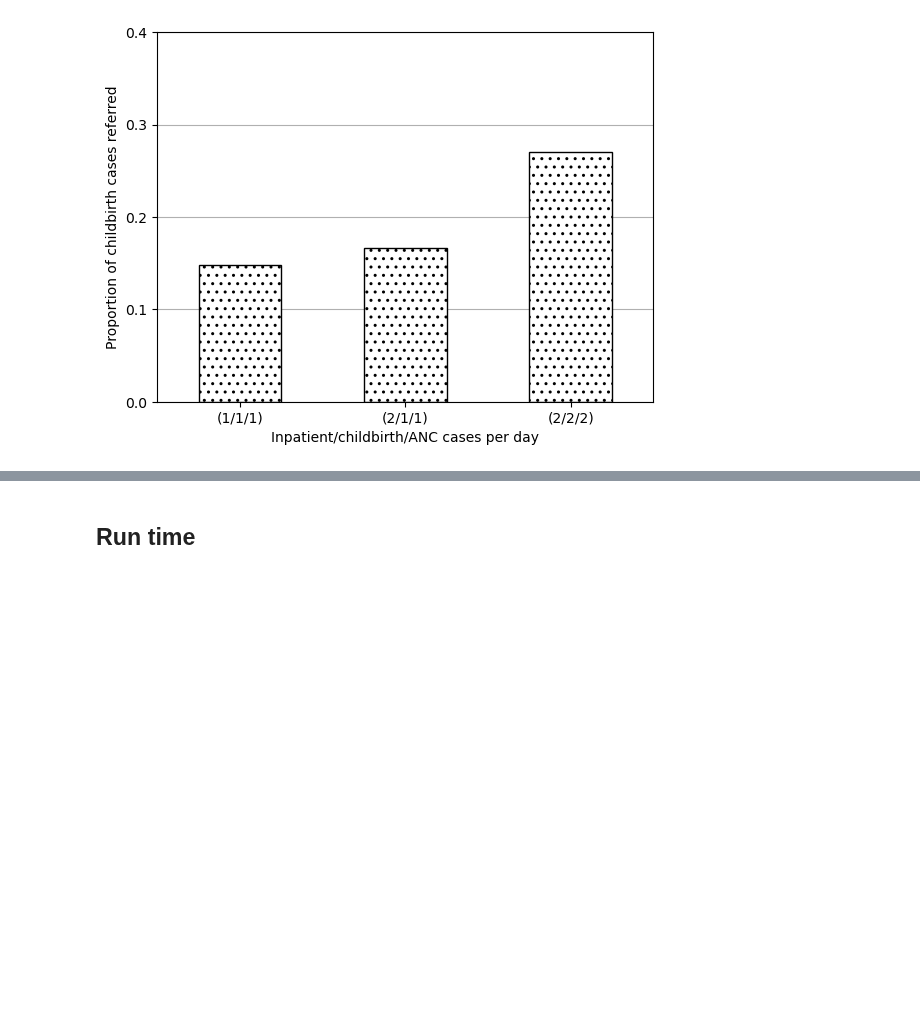
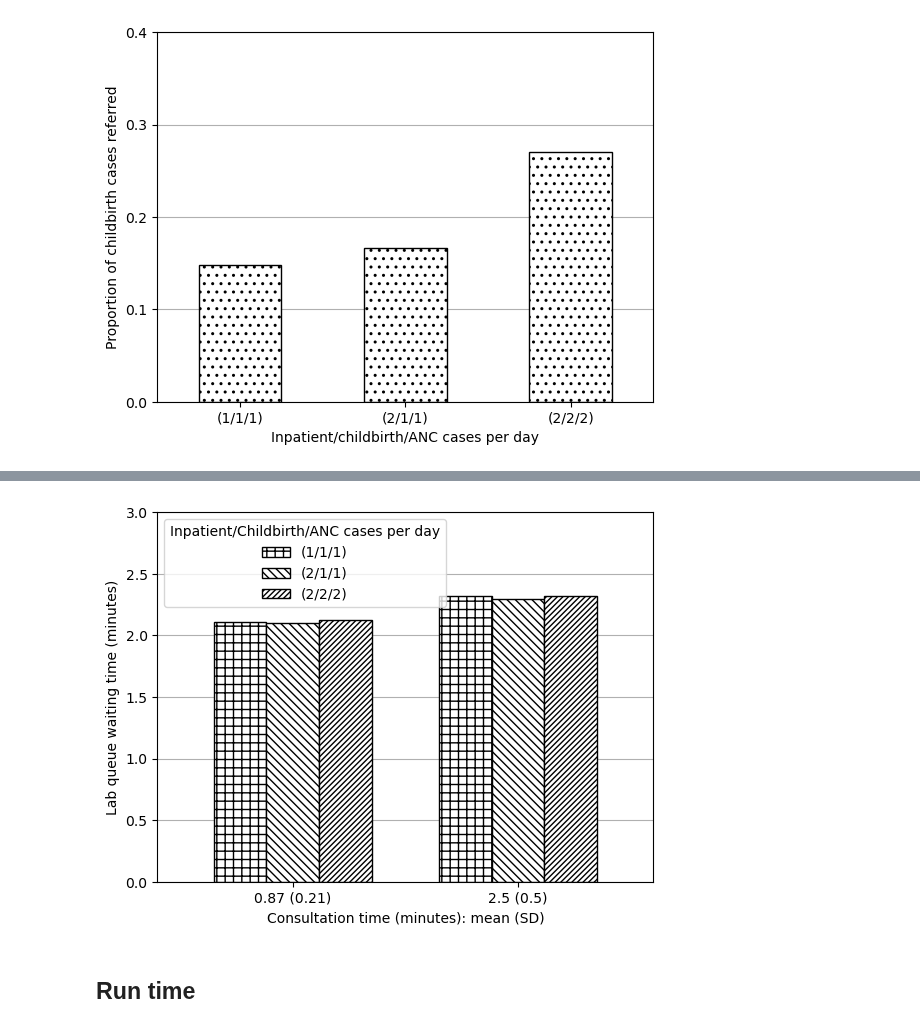
Before and after one commit to pythonhealthdatascience/stars-reproduce-shoaib-2022, a Jupyter notebook: reproduction/reproduce_fig3_txt1.ipynb, the cells around one changed output, grey strips where cells are left out. Drawn from its saved outputs; the diff is of its cells as text; code cells hidden in the pictures; blank space fills up the shorter version.

```diff
--- a/reproduction/reproduce_fig3.ipynb
+++ b/reproduction/reproduce_fig3_txt1.ipynb
@@ -320,3 +392,7 @@ plt.show()
+# %%
+plot_087_25(data_txt1_lab, ylim=[0, 3], ylab='Lab queue waiting time (minutes)')
+# %% [output]
+[figure, added]
 # %% [markdown]
 ## Run time
 # %%
```
Also changed, not shown: parts of 13 cells of this notebook, 3 other files.
